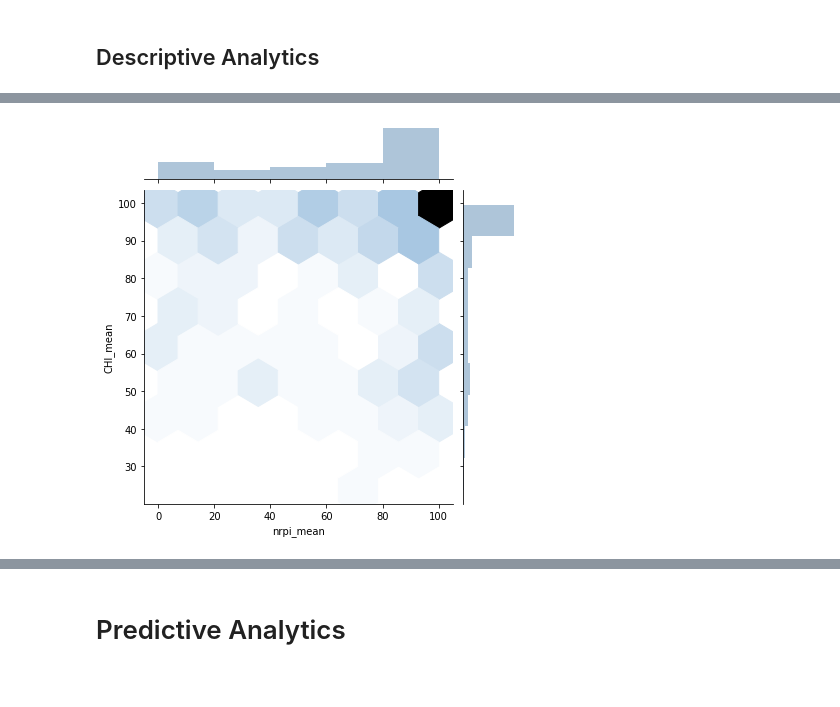
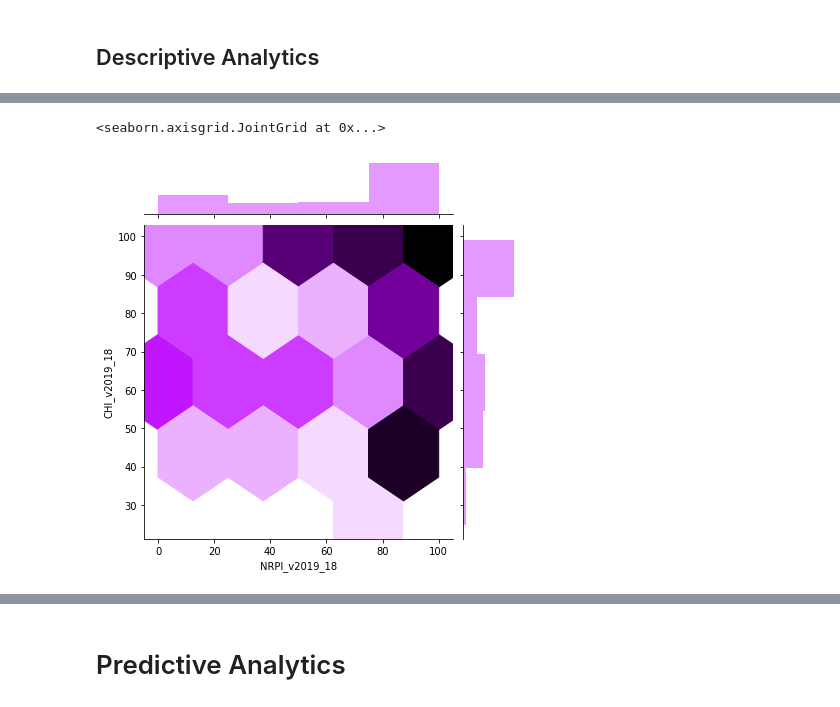
Before and after one commit to atxmoon/aly6140_capstone, a Jupyter notebook: Capstone_In_Progress.ipynb, the cells around one changed output, grey strips where cells are left out. Drawn from its saved outputs; the diff is of its cells as text; code cells hidden in the pictures.

```diff
--- a/Capstone_In_Progress.ipynb
+++ b/Capstone_In_Progress.ipynb
@@ -75,4 +74,3 @@ child_health_df.head(2)
 # %%
 # keep only series of data for 2016 forward
 child_health_df = child_health_df.drop(columns=['cmr_10', 'cmr_11', 'cmr_12', 'cmr_13', 'cmr_14', 'cmr_15', 'wat_10', 'wat_11', 'wat_12', 'wat_13', 'wat_14', 'wat_15', 'san_10', 'san_11', 'san_12', 'san_13', 'san_14', 'san_15', 'chmort_pt_10', 'chmort_pt_11', 'chmort_pt_12', 'chmort_pt_13', 'chmort_pt_14', 'chmort_pt_15', 'CHI_v2019_10', 'CHI_v2019_11', 'CHI_v2019_12', 'CHI_v2019_13', 'CHI_v2019_14', 'CHI_v2019_15'])
-child_health_df.info()
@@ -247,6 +217,6 @@ subset_df.head(2)
 # %%
-# jointplot with all data
-# multivariate distribution
-sns.jointplot(x="nrpi_mean", y="CHI_mean", kind="hex", color="#356ea0", data=df)
+# jointplot with subset data
+sns.jointplot(x="NRPI_v2019_18", y="CHI_v2019_18", kind="hex", color="#bd00ff", data=subset_df)
 # %% [output]
+<seaborn.axisgrid.JointGrid at 0x...>
-[figure, old version]
+[figure, new version]
```
Also changed, not shown: parts of 46 cells of this notebook.
